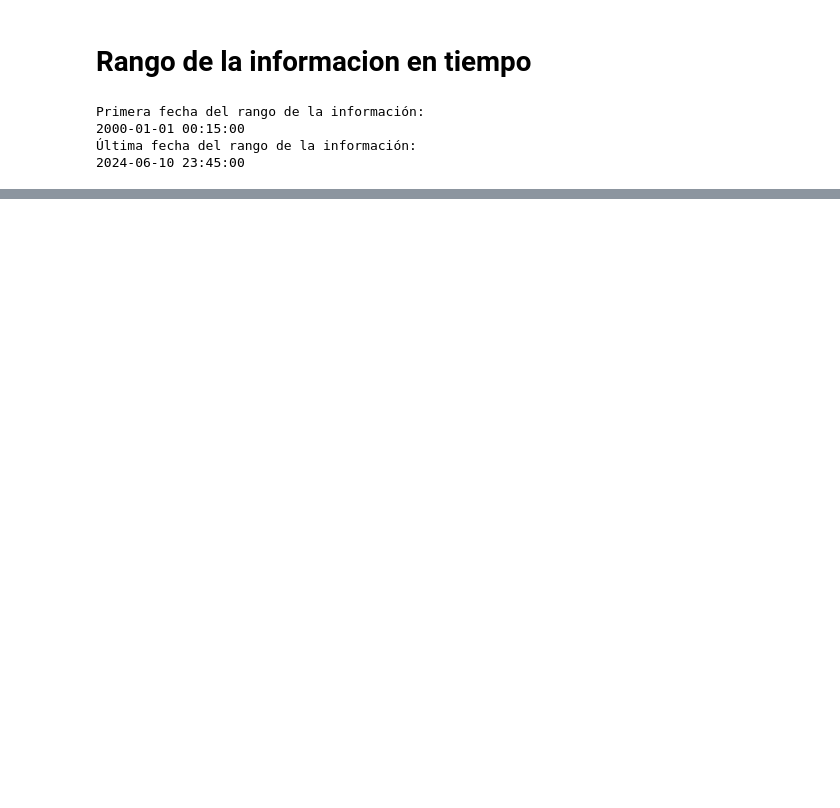
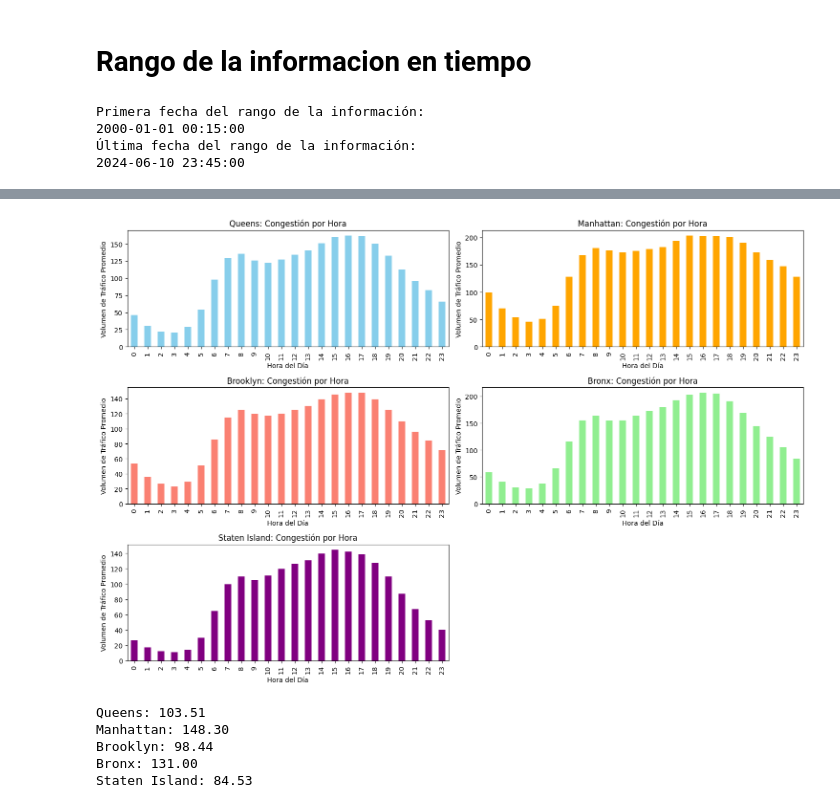
Before and after one commit to Ccasilimas/New_York_Taxis_IA, a Jupyter notebook: Data Analysis/Limpieza_Traffic_Volume.ipynb, the cells around one changed output, grey strips where cells are left out. Drawn from its saved outputs; the diff is of its cells as text; code cells hidden in the pictures; blank space fills up the shorter version.

```diff
--- a/Data Analysis/Limpieza_Traffic_Volume.ipynb
+++ b/Data Analysis/Limpieza_Traffic_Volume.ipynb
@@ -148,0 +178,77 @@ Primera fecha del rango de la información:
+# %%
+# Filtrar datos para cada zona
+df_queens = df[df['Boro'] == 'Queens']
+df_manhattan = df[df['Boro'] == 'Manhattan']
+df_brooklyn = df[df['Boro'] == 'Brooklyn']
+df_bronx = df[df['Boro'] == 'Bronx']
+df_staten_island = df[df['Boro'] == 'Staten Island']
+
+# Agrupar datos por hora y calcular el volumen promedio para cada zona
+hourly_traffic_queens = df_queens.groupby(df_queens['DateTime'].dt.hour)['Vol'].mean()
+hourly_traffic_manhattan = df_manhattan.groupby(df_manhattan['DateTime'].dt.hour)['Vol'].mean()
+hourly_traffic_brooklyn = df_brooklyn.groupby(df_brooklyn['DateTime'].dt.hour)['Vol'].mean()
+hourly_traffic_bronx = df_bronx.groupby(df_bronx['DateTime'].dt.hour)['Vol'].mean()
+hourly_traffic_staten_island = df_staten_island.groupby(df_staten_island['DateTime'].dt.hour)['Vol'].mean()
+
+# Visualización comparativa entre las cinco zonas
+plt.figure(figsize=(15, 10))
+
+# Congestión en Queens
+plt.subplot(3, 2, 1)
+hourly_traffic_queens.plot(kind='bar', color='skyblue')
+plt.title('Queens: Congestión por Hora')
+plt.xlabel('Hora del Día')
+plt.ylabel('Volumen de Tráfico Promedio')
+
+# Congestión en Manhattan
+plt.subplot(3, 2, 2)
+hourly_traffic_manhattan.plot(kind='bar', color='orange')
+plt.title('Manhattan: Congestión por Hora')
+plt.xlabel('Hora del Día')
+plt.ylabel('Volumen de Tráfico Promedio')
+
+# Congestión en Brooklyn
+plt.subplot(3, 2, 3)
+hourly_traffic_brooklyn.plot(kind='bar', color='salmon')
+plt.title('Brooklyn: Congestión por Hora')
+plt.xlabel('Hora del Día')
+plt.ylabel('Volumen de Tráfico Promedio')
+
+# Congestión en Bronx
+plt.subplot(3, 2, 4)
+hourly_traffic_bronx.plot(kind='bar', color='lightgreen')
+plt.title('Bronx: Congestión por Hora')
+plt.xlabel('Hora del Día')
+plt.ylabel('Volumen de Tráfico Promedio')
+
+# Congestión en Staten Island
+plt.subplot(3, 2, 5)
+hourly_traffic_staten_island.plot(kind='bar', color='purple')
+plt.title('Staten Island: Congestión por Hora')
+plt.xlabel('Hora del Día')
+plt.ylabel('Volumen de Tráfico Promedio')
+
+plt.tight_layout()
+plt.show()
+# %% [output]
+[figure, added]
+# %%
+# Volúmenes de tráfico promedio diario para cada zona
+average_traffic_queens = hourly_traffic_queens.mean()
+average_traffic_manhattan = hourly_traffic_manhattan.mean()
+average_traffic_brooklyn = hourly_traffic_brooklyn.mean()
+average_traffic_bronx = hourly_traffic_bronx.mean()
+average_traffic_staten_island = hourly_traffic_staten_island.mean()
+
+# Mostrar los resultados
+print(f'Queens: {average_traffic_queens:.2f}')
+print(f'Manhattan: {average_traffic_manhattan:.2f}')
+print(f'Brooklyn: {average_traffic_brooklyn:.2f}')
+print(f'Bronx: {average_traffic_bronx:.2f}')
+print(f'Staten Island: {average_traffic_staten_island:.2f}')
+# %% [output]
+Queens: 103.51
+Manhattan: 148.30
+Brooklyn: 98.44
+Bronx: 131.00
+Staten Island: 84.53
```
Also changed, not shown: parts of 6 cells of this notebook.
